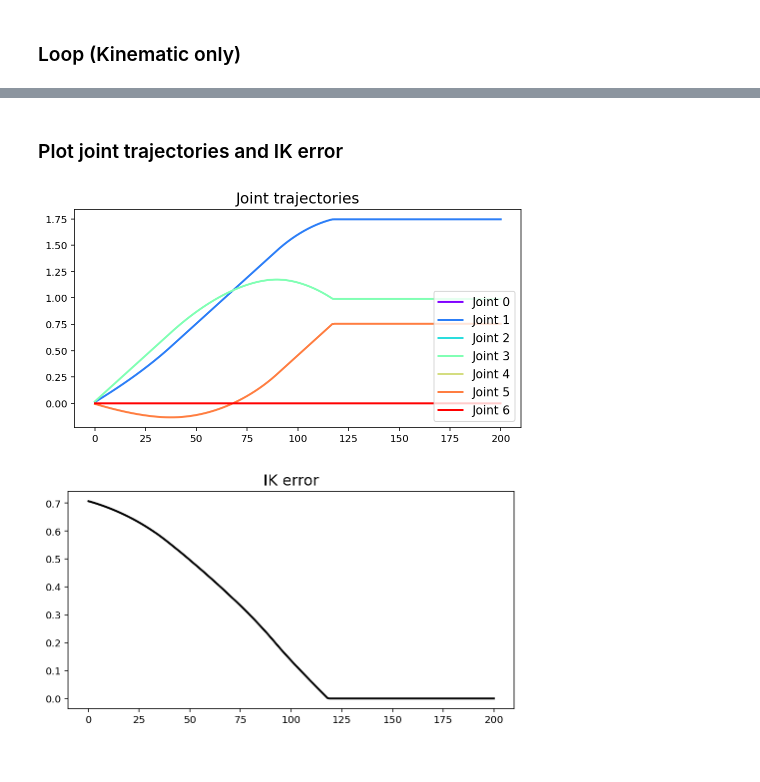
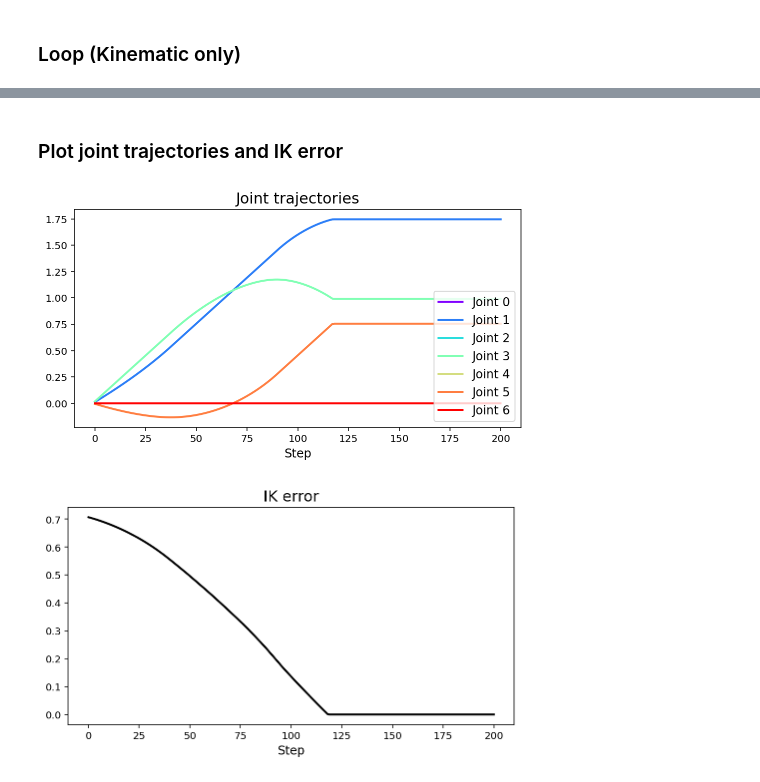
Before and after one commit to sjchoi86/simple-mujoco-usage, a Jupyter notebook: code/demo_manipulator_ik.ipynb, the cells around one changed output, grey strips where cells are left out. Saved outputs shown, nothing was run; the diff lists cells and outputs as text; code cells hidden in the pictures.

```diff
--- a/code/demo_manipulator_ik.ipynb
+++ b/code/demo_manipulator_ik.ipynb
@@ -70,23 +76,24 @@ for tick in np.linspace(0,env.max_tick-1,5).astype(np.int32):
 # %%
 env.terminate_viewer() # terminate viewer
-# %% [markdown]
-### Plot joint trajectories and IK error
-# %%
-# Plot joint trajectories
-plt.figure(figsize=(8,4))
-colors = get_colors(n=env.n_rev_joint,cm=plt.cm.rainbow)
-for i_idx in range(env.n_rev_joint):
-    color = colors[i_idx]
-    plt.plot(q_list[:,i_idx],'-',lw=2,color=color,label='Joint %d'%(i_idx))
-plt.legend(fontsize=12,loc='lower right')
-plt.title('Joint trajectories',fontsize=15)
-plt.show()
-
-# Plot IK error
-plt.figure(figsize=(8,4))
-plt.plot(err_list,'-',lw=2,color='k')
-plt.title('IK error',fontsize=15)
-plt.show()
-# %% [output]
-[figure, removed]
-[figure, removed]
+# %% [markdown]
+### Plot joint trajectories and IK error
+# %%
+# Plot joint trajectories
+plt.figure(figsize=(8,4))
+colors = get_colors(n=env.n_rev_joint,cm=plt.cm.rainbow)
+for i_idx in range(env.n_rev_joint):
+    color = colors[i_idx]
+    plt.plot(q_list[:,i_idx],'-',lw=2,color=color,label='Joint %d'%(i_idx))
+plt.xlabel('Step',fontsize=12)
+plt.legend(fontsize=12,loc='lower right')
+plt.title('Joint trajectories',fontsize=15)
+plt.show()
+# Plot IK error
+plt.figure(figsize=(8,4))
+plt.plot(err_list,'-',lw=2,color='k')
+plt.xlabel('Step',fontsize=12)
+plt.title('IK error',fontsize=15)
+plt.show()
+# %% [output]
+[figure, added]
+[figure, added]
```
Also changed, not shown: parts of 3 cells of this notebook, 2 other files.
